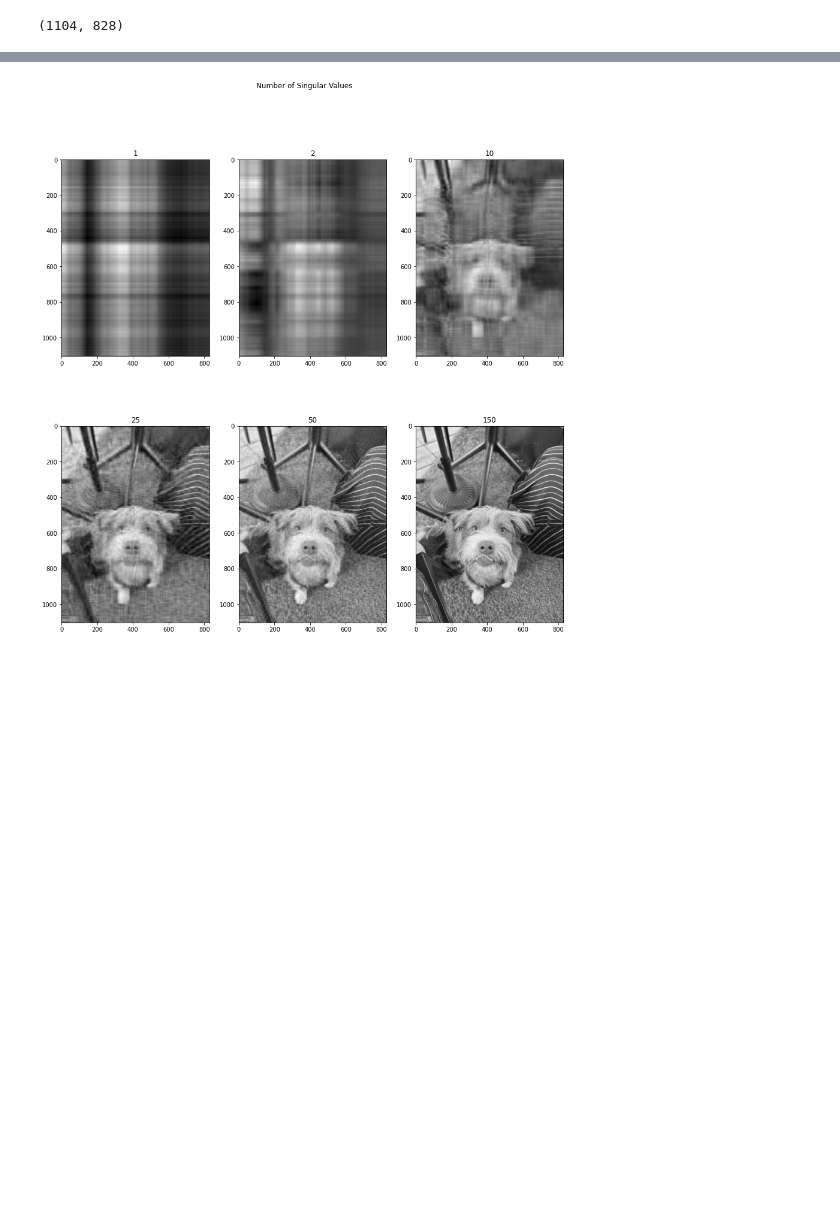
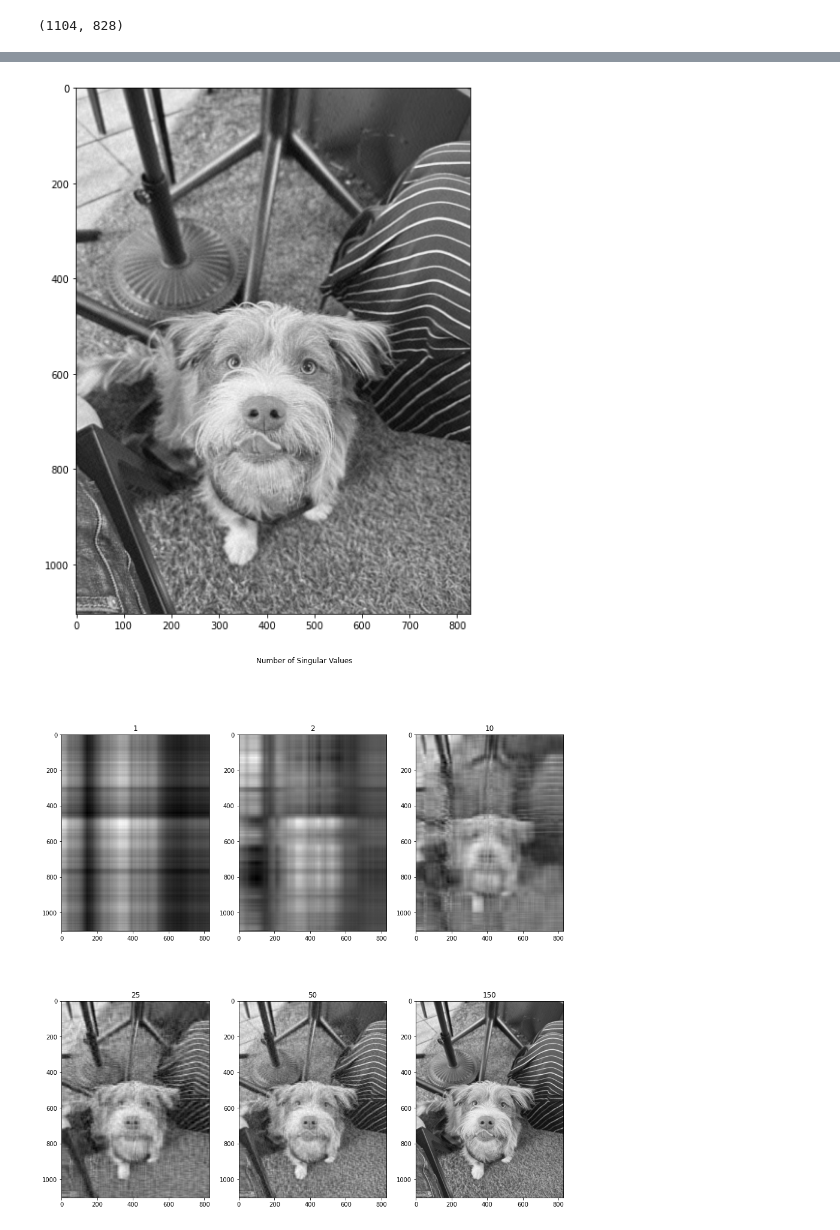
Before and after one commit to djclancy/Math535_Fall23, a Jupyter notebook: Chapter2/SVD image compression.ipynb, the cells around one changed output, grey strips where cells are left out. Saved outputs shown, nothing was run; the diff lists cells and outputs as text; code cells hidden in the pictures; blank space fills up the shorter version.

```diff
--- a/Chapter2/SVD image compression.ipynb
+++ b/Chapter2/SVD image compression.ipynb
@@ -50,3 +53,11 @@ plt.plot([t for t in range(828)], Sigma)
+# %%
+k = 150
+B = np.matmul(np.matmul(U[:,0:k], np.diag(Sigma[0:k])),V[0:k,:])
+plt.figure(figsize = (10,10))
+plt.imshow(B, cmap = plt.get_cmap('gray'))
+plt.show()
+# %% [output]
+[figure, added]
 # %%
 kRange = [1,2,10,25,50, 150]
 
```
Also changed, not shown: parts of 3 cells of this notebook, 1 other file.
